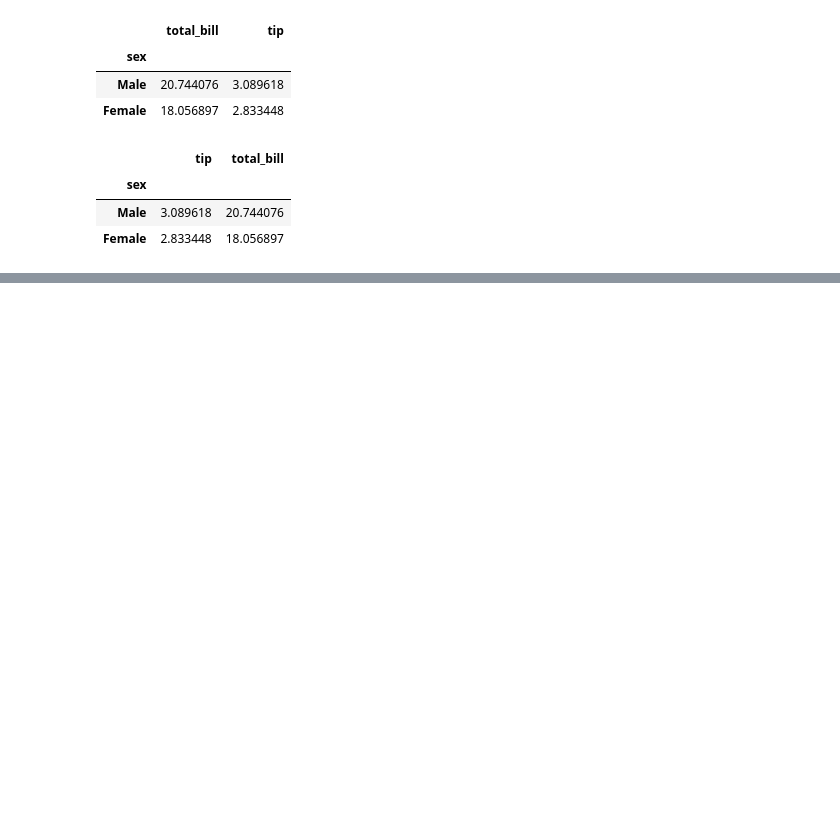
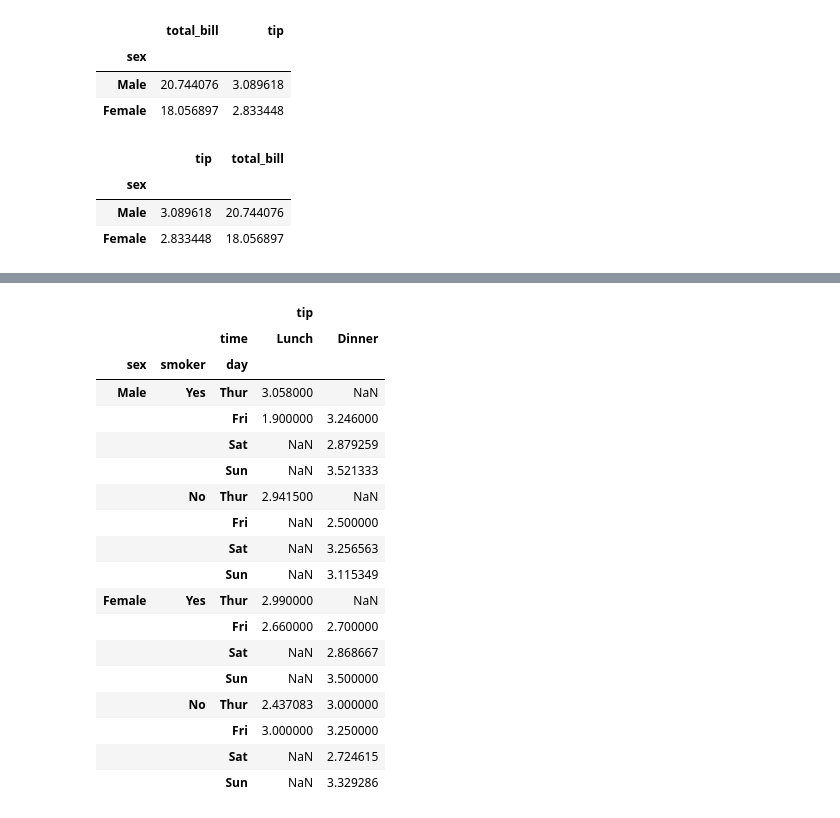
Before and after one commit to JakeOh/202007_itw_bd18, a Jupyter notebook: lab_python/python57_groupby.ipynb, the cells around one changed output, grey strips where cells are left out. Saved outputs shown, nothing was run; the diff lists cells and outputs as text; code cells hidden in the pictures; blank space fills up the shorter version.

```diff
--- a/lab_python/python57_groupby.ipynb
+++ b/lab_python/python57_groupby.ipynb
@@ -184,0 +418,3 @@ tips.pivot_table(values=['total_bill', 'tip'], index='sex', aggfunc=np.mean)
+# %%
+grouped = tips.groupby(['sex', 'smoker', 'day', 'time'])[['tip']].mean()
+grouped
@@ -184,0 +440,22 @@ tips.pivot_table(values=['total_bill', 'tip'], index='sex', aggfunc=np.mean)
+# %%
+grouped.unstack()  # level=-1: 가장 마지막 인덱스만 컬럼으로.
+# %% [output]
+|  |  |  | tip |  |
+|  |  | time | Lunch | Dinner |
+| sex | smoker | day |  |  |
+| Male | Yes | Thur | 3.058000 | NaN |
+|  |  | Fri | 1.900000 | 3.246000 |
+|  |  | Sat | NaN | 2.879259 |
+|  |  | Sun | NaN | 3.521333 |
+|  | No | Thur | 2.941500 | NaN |
+|  |  | Fri | NaN | 2.500000 |
+|  |  | Sat | NaN | 3.256563 |
+|  |  | Sun | NaN | 3.115349 |
+| Female | Yes | Thur | 2.990000 | NaN |
+|  |  | Fri | 2.660000 | 2.700000 |
+|  |  | Sat | NaN | 2.868667 |
+|  |  | Sun | NaN | 3.500000 |
+|  | No | Thur | 2.437083 | 3.000000 |
+|  |  | Fri | 3.000000 | 3.250000 |
+|  |  | Sat | NaN | 2.724615 |
+|  |  | Sun | NaN | 3.329286 |
```
Also changed, not shown: parts of 33 cells of this notebook.
